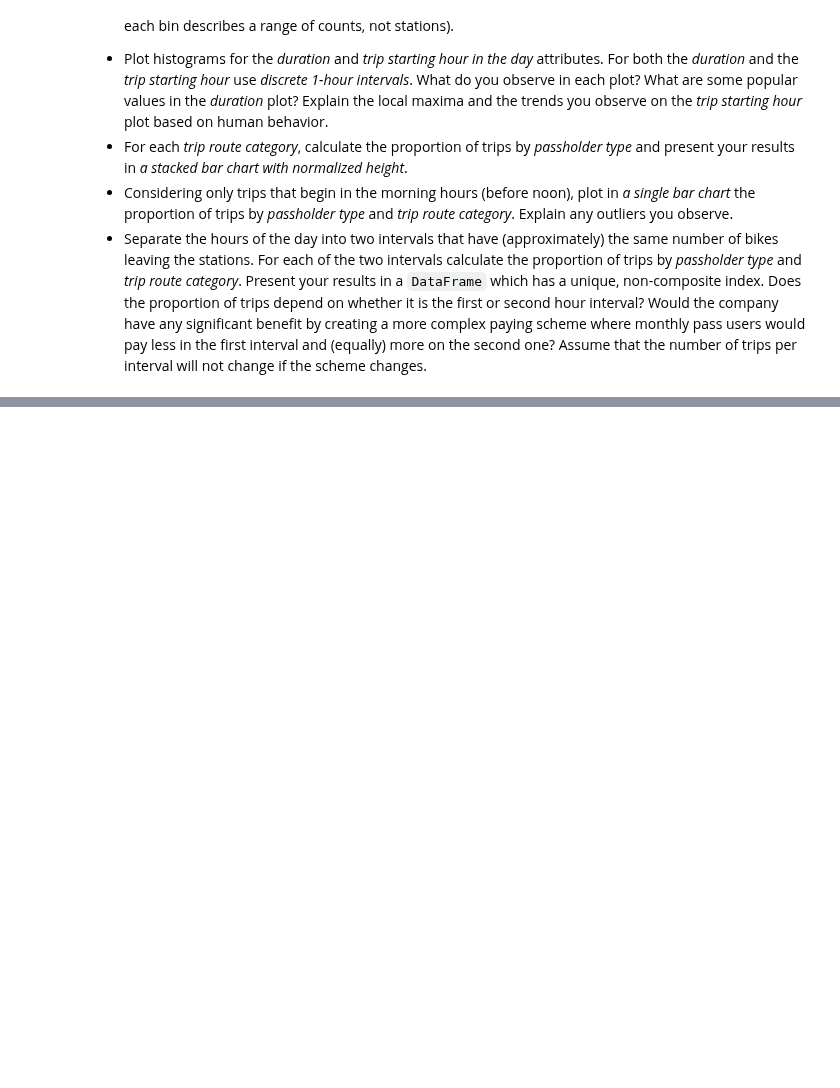
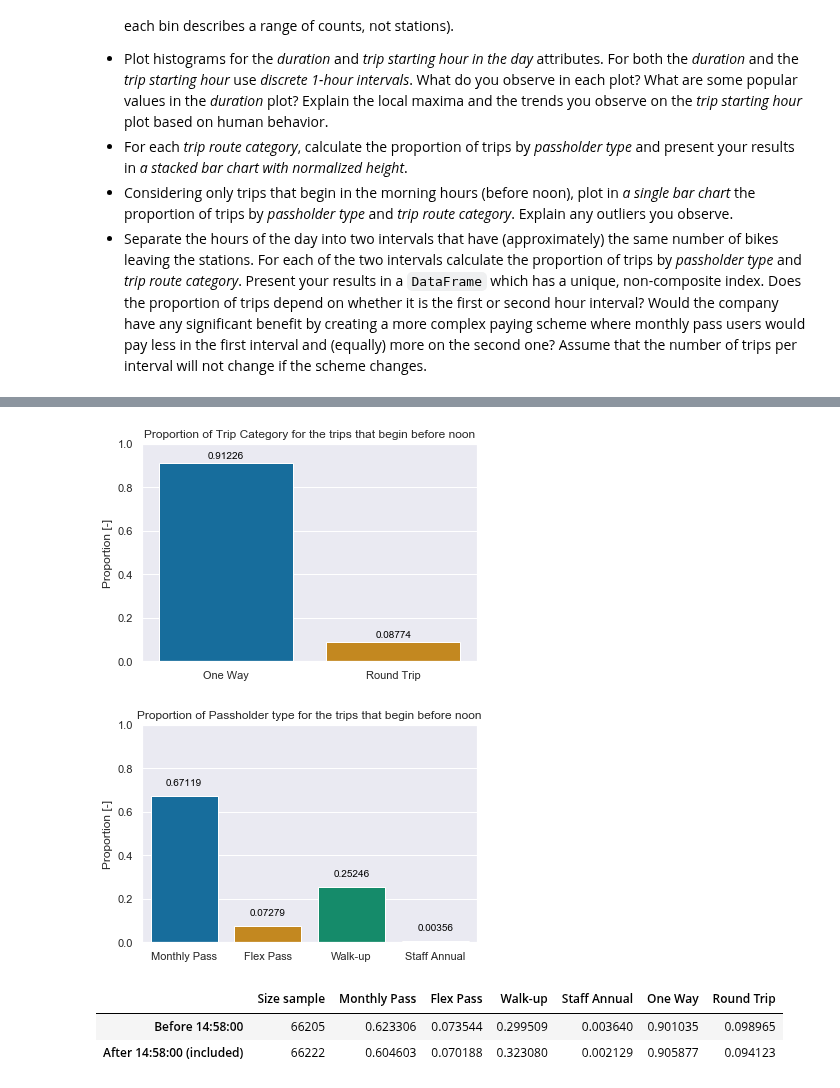
Before and after one commit to vbruttin/ada_homeworks, a Jupyter notebook: Exercise_1.ipynb, the cells around one changed output, grey strips where cells are left out. Cells and saved outputs as stored; diff of their text form; code cells hidden in the pictures; blank space fills up the shorter version.

```diff
--- a/Exercise_1.ipynb
+++ b/Exercise_1.ipynb
@@ -606,69 +622,98 @@ show()
 # %%
 # TASK 4
 
+# Take the trip before 12:00:00
 Trajet_before_noon = df_metro_bike_share[df_metro_bike_share.loc[:, 'Start Time'].\
                                          apply(lambda value: value.hour < 12)]
+
 Bf_noon_Passholder_Trip_Cat = pd.merge(Trajet_before_noon, df_redundant_trip_route_cat,\
                                            left_on = 'Trip ID', right_on = 'Trip ID')
+
 Bf_noon_Passholder_Trip_Cat = Bf_noon_Passholder_Trip_Cat.drop(columns =\
                                 ['Bike ID', 'End Time', 'Starting Station ID', 'Ending Station ID', 'Trip ID'])
 
+# Compute the proportions of trips per Passholder Type and per Trip Route Category
 Total = size(Bf_noon_Passholder_Trip_Cat, 0)
+
 Monthly_Pass_num = size(Bf_noon_Passholder_Trip_Cat[Bf_noon_Passholder_Trip_Cat['Passholder Type'] == 'Monthly Pass'], 0)
 Flex_Pass_num = size(Bf_noon_Passholder_Trip_Cat[Bf_noon_Passholder_Trip_Cat['Passholder Type'] == 'Flex Pass'], 0)
 Walk_up_num = size(Bf_noon_Passholder_Trip_Cat[Bf_noon_Passholder_Trip_Cat['Passholder Type'] == 'Walk-up'], 0)
 Staff_Annual_num = size(Bf_noon_Passholder_Trip_Cat[Bf_noon_Passholder_Trip_Cat['Passholder Type'] == 'Staff Annual'], 0)
+
 One_Way_num = size(Bf_noon_Passholder_Trip_Cat[Bf_noon_Passholder_Trip_Cat['Trip Route Category'] == 'One Way'], 0)
 Round_Trip_num = size(Bf_noon_Passholder_Trip_Cat[Bf_noon_Passholder_Trip_Cat['Trip Route Category'] == 'Round Trip'], 0)
 
 Propotion_Trip_Cat = {
     'One Way' : One_Way_num/Total,
     'Round Trip' : Round_Trip_num/Total
 }
 
 Proportion_Passholder = {
     'Monthly Pass' : Monthly_Pass_num/Total,
     'Flex Pass' : Flex_Pass_num/Total,
     'Walk-up': Walk_up_num/Total,
     'Staff Annual': Staff_Annual_num/Total,
 }
 
 df_Trip_cat_noon = pd.DataFrame.from_dict(Propotion_Trip_Cat, orient = 'index')
 df_Passholder_noon = pd.DataFrame.from_dict(Proportion_Passholder, orient='index')
 
 # Bar plot with colorblind friendly palette
-sns.barplot(df_Trip_cat_noon[0].index, df_Trip_cat_noon[0].values, data=df_Trip_cat_noon, palette='colorblind')
+plot_trip = sns.barplot(df_Trip_cat_noon[0].index, df_Trip_cat_noon[0].values, data=df_Trip_cat_noon, palette='colorblind')
 title("Proportion of Trip Category for the trips that begin before noon");
 ylabel("Proportion [-]");
 ylim(0,1); # Full scale
+df_Trip_cat_noon = df_Trip_cat_noon.reset_index()
+
+# Display values over corresponding bar
+for index, row in df_Trip_cat_noon.iterrows():
+    plot_trip.text(index,row[1]+0.02, round(row[1], 5),color='black', ha="center")
 show()
 
 # Bar plot with colorblind friendly palette
-sns.barplot(df_Passholder_noon[0].index, df_Passholder_noon[0].values, data=df_Passholder_noon, palette='colorblind')
+plot_pass = sns.barplot(df_Passholder_noon[0].index, df_Passholder_noon[0].values, data=df_Passholder_noon, palette='colorblind')
 title("Proportion of Passholder type for the trips that begin before noon");
 ylabel("Proportion [-]");
 ylim(0,1); # Full scale
+df_Passholder_noon = df_Passholder_noon.reset_index()
+
+# Display values over corresponding bar
+for index, row in df_Passholder_noon.iterrows():
+    plot_pass.text(index,row[1]+0.05, round(row[1], 5),color='black', ha="center")
 show()
+# %% [output]
+[figure, added]
+[figure, added]
 # %%
 # TASK 5
+
 df_sorted_hour = pd.merge(df_metro_bike_share, df_redundant_trip_route_cat, left_on = 'Trip ID', right_on = 'Trip ID')
+
 df_sorted_hour = df_sorted_hour.drop(columns =
                             ['Bike ID', 'End Time', 'Starting Station ID', 'Ending Station ID', 'Trip ID'])
+
+# Keep only the time and not the date
 df_sorted_hour.loc[:, ['Start Time']] = df_sorted_hour['Start Time'].apply(lambda x : x.time())
 
+# We distribute the trip into 2 dataframe before and after 14:58:00
 hour_ref = date.datetime.strptime("14:58:00", "%H:%M:%S").time()
+
 df_hour_first = df_sorted_hour[df_sorted_hour['Start Time'] < hour_ref].copy()
 df_hour_second = df_sorted_hour[df_sorted_hour['Start Time'] >= hour_ref].copy()
 
 index_Pass = ['Monthly Pass', 'Flex Pass', 'Walk-up', 'Staff Annual']
 index_Trip = ['One Way', 'Round Trip']
+
+# Sum by categories
 df_hour_first_Trip = df_hour_first.groupby('Start Time')['Trip Route Category'].\
                         value_counts().unstack().fillna(0)[index_Trip].sum()
+
 df_hour_first_Pass = df_hour_first.groupby('Start Time')['Passholder Type'].\
                         value_counts().unstack().fillna(0)[index_Pass].sum()
 
 df_hour_second_Trip = df_hour_second.groupby('Start Time')['Trip Route Category'].\
                         value_counts().unstack().fillna(0)[index_Trip].sum()
+
 df_hour_second_Pass = df_hour_second.groupby('Start Time')['Passholder Type'].\
                         value_counts().unstack().fillna(0)[index_Pass].sum()
 
@@ -699,8 +744,11 @@ Data = {
 
 index_data = ["Before 14:58:00", "After 14:58:00 (included)"]
 
-Data_final = pd.DataFrame(Data, index_data)
-Data_final
+pd.DataFrame(Data, index_data)
+# %% [output]
+|  | Size sample | Monthly Pass | Flex Pass | Walk-up | Staff Annual | One Way | Round Trip |
+| Before 14:58:00 | 66205 | 0.623306 | 0.073544 | 0.299509 | 0.003640 | 0.901035 | 0.098965 |
+| After 14:58:00 (included) | 66222 | 0.604603 | 0.070188 | 0.323080 | 0.002129 | 0.905877 | 0.094123 |
 # %% [markdown]
 #### Task 1 :
 
```
Also changed, not shown: parts of 7 cells of this notebook.
